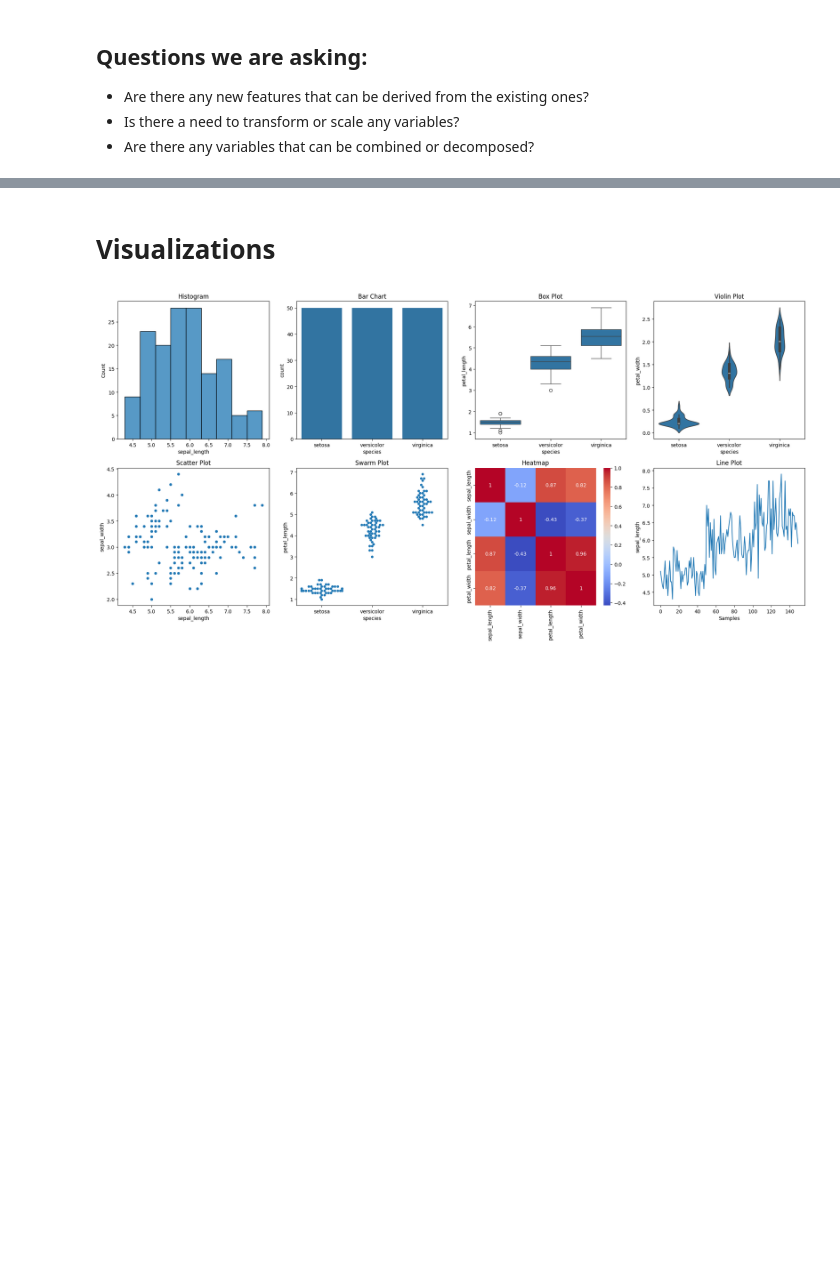
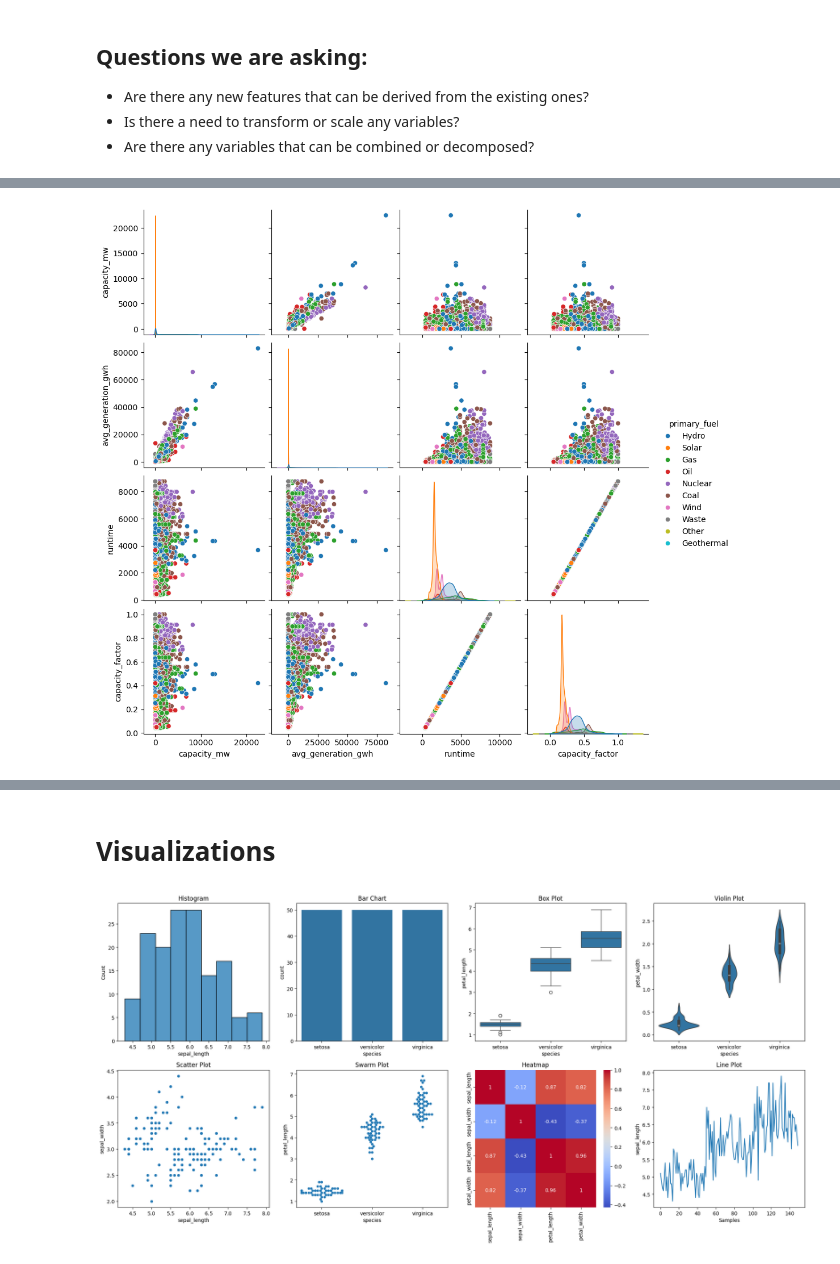
Before and after one commit to averyestopinal/AIPI510_Project1, a Jupyter notebook: notebooks/exploratory_data_analysis.ipynb, the cells around one changed output, grey strips where cells are left out. Cells and saved outputs as stored; diff of their text form; code cells hidden in the pictures; blank space fills up the shorter version.

Commit message:
Midpoint EDA, feature_engineering.py complete

```diff
--- a/notebooks/exploratory_data_analysis.ipynb
+++ b/notebooks/exploratory_data_analysis.ipynb
@@ -218,14 +241,3 @@ Box plots highlight the spread of the data and potential outliers. For instance,
 * Are there any new features that can be derived from the existing ones?
 * Is there a need to transform or scale any variables?
 * Are there any variables that can be combined or decomposed?
-# %%
-# Feature Engineering
-print("\nFeature Engineering")
-print("-------------------")
-df['sepal_area'] = df['sepal length (cm)'] * df['sepal width (cm)']
-df['petal_area'] = df['petal length (cm)'] * df['petal width (cm)']
-print(f"New Features: {df.columns}")
-
-# Visualize new features
-sns.pairplot(df, hue='species', vars=['sepal_area', 'petal_area'])
-plt.show()
@@ -297,0 +244,26 @@ Guidance: Clear separation in box plots suggests that these features are effecti
+# %%
+# Feature Engineering
+
+# Compute avg_generation_gwh
+df["avg_generation_gwh"] = df[[f"generation_gwh_{y}" for y in range(2013, 2020)]].mean(axis=1)
+
+# Compute runtime hours
+df["runtime"] = (df["avg_generation_gwh"] * 1000) / df["capacity_mw"]
+
+# Cap runtime at the number of hours in a year because >8760 hours is not possible
+df["runtime"] = df["runtime"].clip(upper=8760)
+
+# Also compute capacity factor (0–1 scale, easier to interpret)
+df["capacity_factor"] = df["runtime"] / 8760
+
+# Filter out capacity factor > 0, because this is not possible, and therefore these data points are not valid
+df = df[(df["capacity_factor"] >= 0) & (df["capacity_factor"] <= 1)]
+df = df[df["runtime"] >= 365]
+
+# Visualize with pairplot
+sns.pairplot(
+    df[["capacity_mw", "avg_generation_gwh", "runtime", "capacity_factor", "primary_fuel"]], hue="primary_fuel", diag_kind="kde"
+)
+plt.show()
+# %% [output]
+[figure, added]
```
Also changed, not shown: parts of 21 cells of this notebook, 1 other file.
